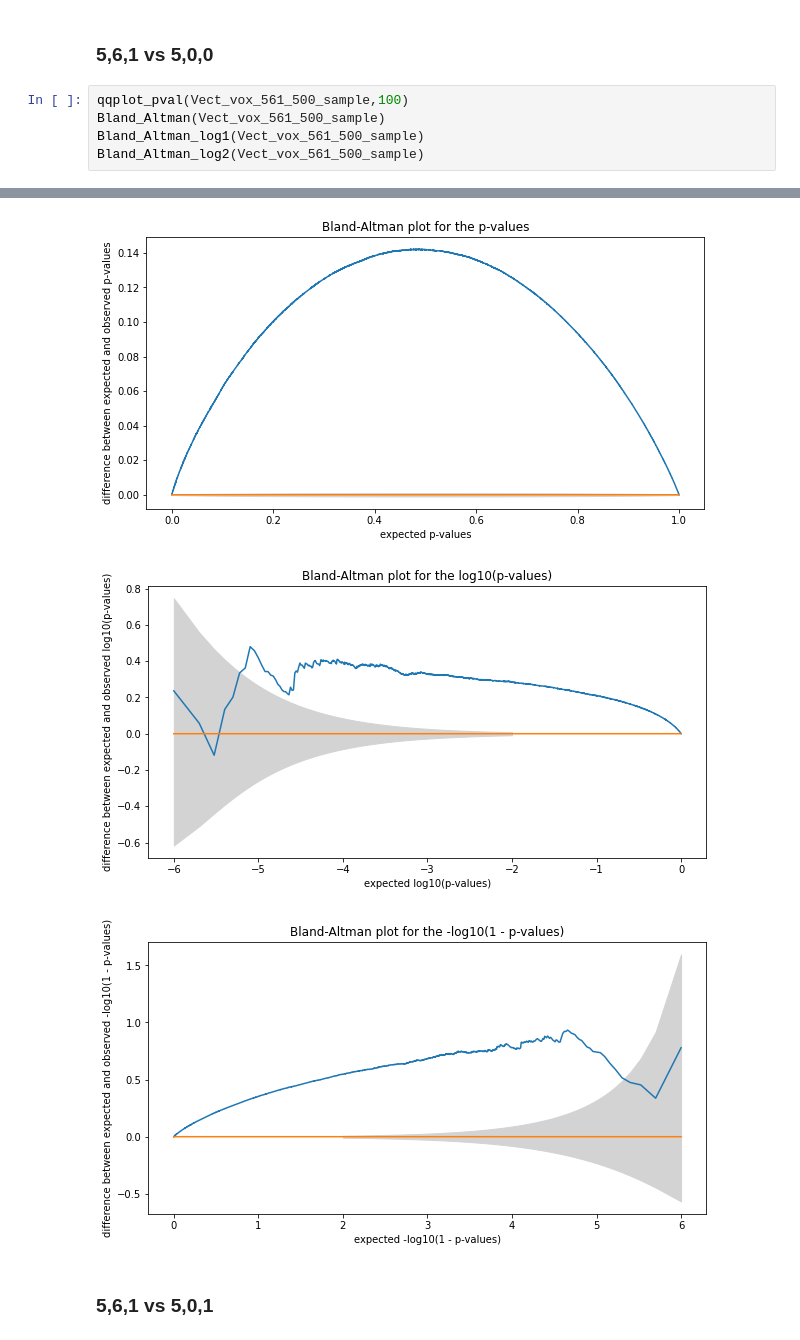
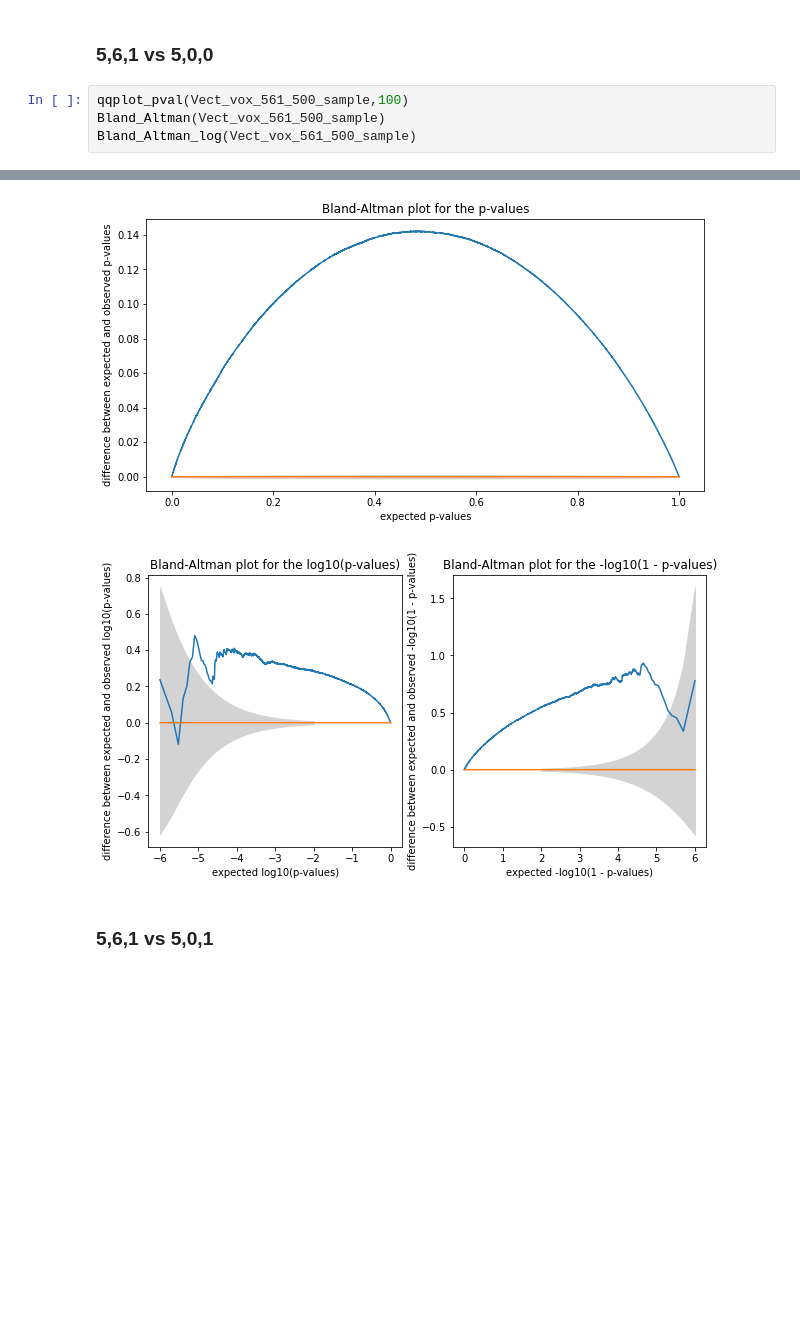
Before and after one commit to xroll174/Correct-Variability-Pipelines, a Jupyter notebook: results/Results.ipynb, the cells around one changed output, grey strips where cells are left out. Saved outputs shown, nothing was run; the diff lists cells and outputs as text; blank space fills up the shorter version.

```diff
--- a/results/Results.ipynb
+++ b/results/Results.ipynb
@@ -406,13 +456,11 @@ Vect_vox_561_8241_sample = voxel_concat_sample(5,6,1,8,24,1);
 # %%
 qqplot_pval(Vect_vox_561_500_sample,100)
 Bland_Altman(Vect_vox_561_500_sample)
-Bland_Altman_log1(Vect_vox_561_500_sample)
-Bland_Altman_log2(Vect_vox_561_500_sample)
+Bland_Altman_log(Vect_vox_561_500_sample)
 # %% [output]
 [figure]
 [figure]
-[figure, old version]
+[figure, new version]
-[figure, removed]
 # %% [markdown]
 ### 5,6,1 vs 5,0,1
 # %%
```
Also changed, not shown: parts of 13 cells of this notebook.
